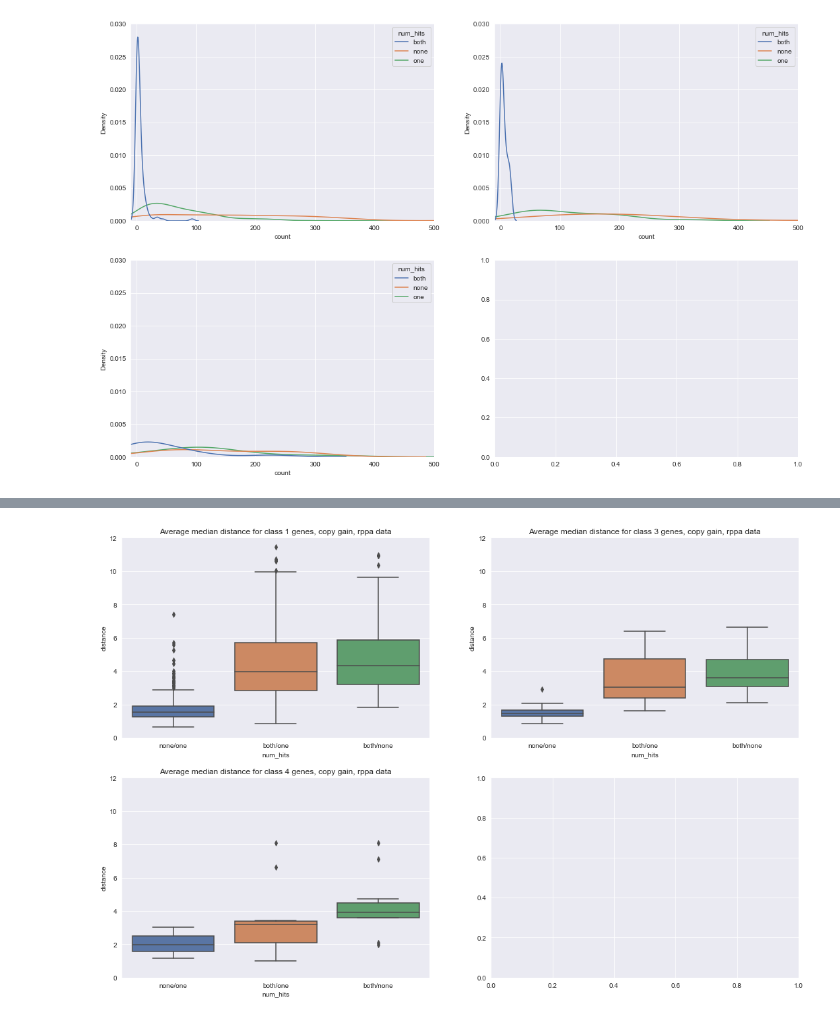
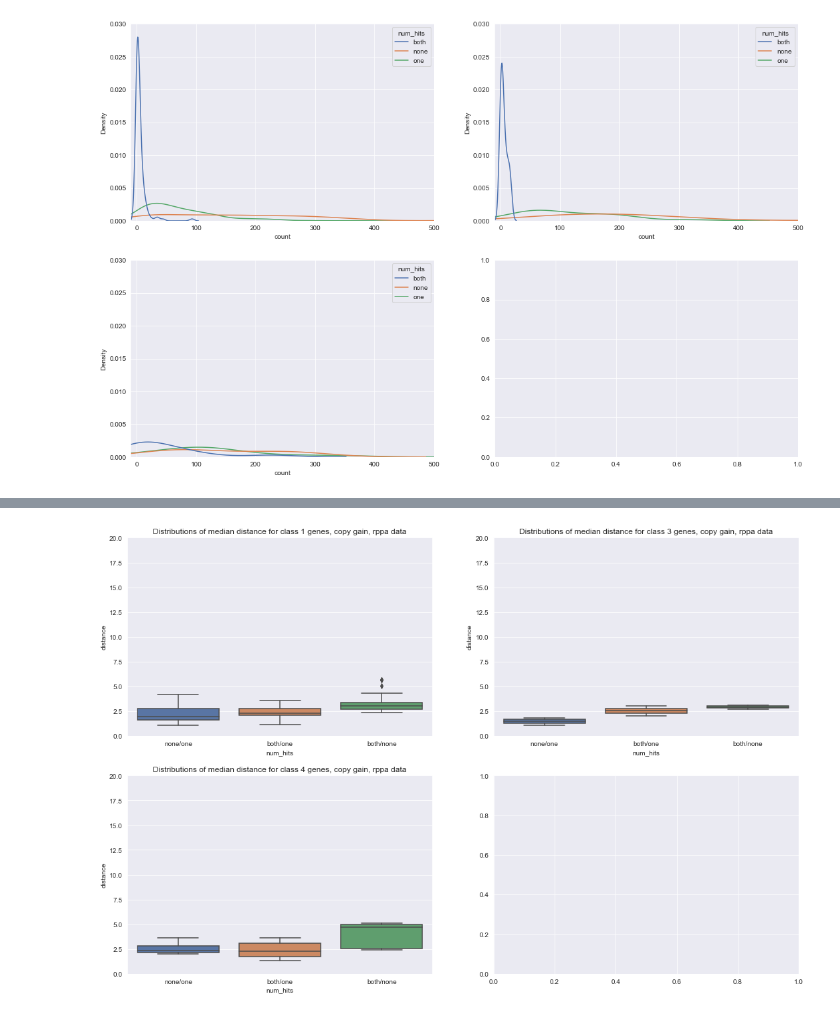
Before and after one commit to greenelab/mutation-fn, a Jupyter notebook: 5_distance_analysis/1_centroid_distance.ipynb, the cells around one changed output, grey strips where cells are left out. Saved outputs shown, nothing was run; the diff lists cells and outputs as text; code cells hidden in the pictures.

```diff
--- a/5_distance_analysis/1_centroid_distance.ipynb
+++ b/5_distance_analysis/1_centroid_distance.ipynb
@@ -355,0 +368,10 @@ results_gain_df.head()
+# %%
+if min_sample_count is not None:
+    valid_rows = (class_counts_gain_df
+        .drop(columns=['class_name'])
+        .astype(int)
+        > min_sample_count
+    ).all(axis=1)
+    print('Valid rows:', valid_rows.sum(), '/', class_counts_gain_df.shape[0])
+    valid_ids = class_counts_gain_df.index[valid_rows]
+    valid_ids[:5]
@@ -355,0 +380,6 @@ results_gain_df.head()
+# %%
+if min_sample_count is not None:
+    results_gain_df = results_gain_df.loc[valid_ids, :]
+
+print(results_gain_df.shape)
+results_gain_df.head()
@@ -417,12 +455,15 @@ for ix, class_name in enumerate(['class 1', 'class 2', 'class 4']):
     )
     sns.boxplot(data=plot_df, x='num_hits', y='distance', ax=ax,
                 order=['none/one', 'both/one', 'both/none'])
-    if data_type == 'rppa':
-        ax.set_ylim(0, 12)
-    elif preprocessing == 'pca':
-        ax.set_ylim(0, 180)
+    if preprocessing == 'pca':
+        if data_type == 'expression':
+            ax.set_ylim(0, 180)
+        elif data_type == 'rppa':
+            ax.set_ylim(0, 20)
+    elif data_type == 'rppa':
+        ax.set_ylim(0, 15)
     elif data_type == 'expression':
         ax.set_ylim(0, 1.75e6)
-    ax.set_title('Average {} distance for {} genes, copy loss, {} data'.format(
+    ax.set_title('Distributions of {} distance for {} genes, copy loss, {} data'.format(
                    centroid_method, class_name, data_type))
 # %% [output]
@@ -430,29 +471,32 @@ for ix, class_name in enumerate(['class 1', 'class 2', 'class 4']):
 # %%
 sns.set({'figure.figsize': (18, 12)})
 
 fig, axarr = plt.subplots(2, 2)
 
 # plot copy gain results here
 for ix, class_name in enumerate(['class 1', 'class 3', 'class 4']):
     ax = axarr[ix // 2, ix % 2]
     # convert dataframe to long-form to plot it
     plot_df = (
         results_gain_df[results_gain_df.class_name == class_name]
           .drop(columns='class_name')
           .dropna(axis='index')
           .reset_index()
           .rename(columns={'index': 'identifier'})
           .melt(id_vars='identifier', value_name='distance', var_name='num_hits')
     )
     sns.boxplot(data=plot_df, x='num_hits', y='distance', ax=ax,
                 order=['none/one', 'both/one', 'both/none'])
-    if data_type == 'rppa':
-        ax.set_ylim(0, 12)
-    elif preprocessing == 'pca':
-        ax.set_ylim(0, 140)
+    if preprocessing == 'pca':
+        if data_type == 'expression':
+            ax.set_ylim(0, 180)
+        elif data_type == 'rppa':
+            ax.set_ylim(0, 20)
+    elif data_type == 'rppa':
+        ax.set_ylim(0, 15)
     elif data_type == 'expression':
         ax.set_ylim(0, 1.75e6)
-    ax.set_title('Average {} distance for {} genes, copy gain, {} data'.format(
+    ax.set_title('Distributions of {} distance for {} genes, copy gain, {} data'.format(
                    centroid_method, class_name, data_type))
 # %% [output]
-[figure, old version]
+[figure, new version]
```
Also changed, not shown: parts of 22 cells of this notebook, 1 other file.
